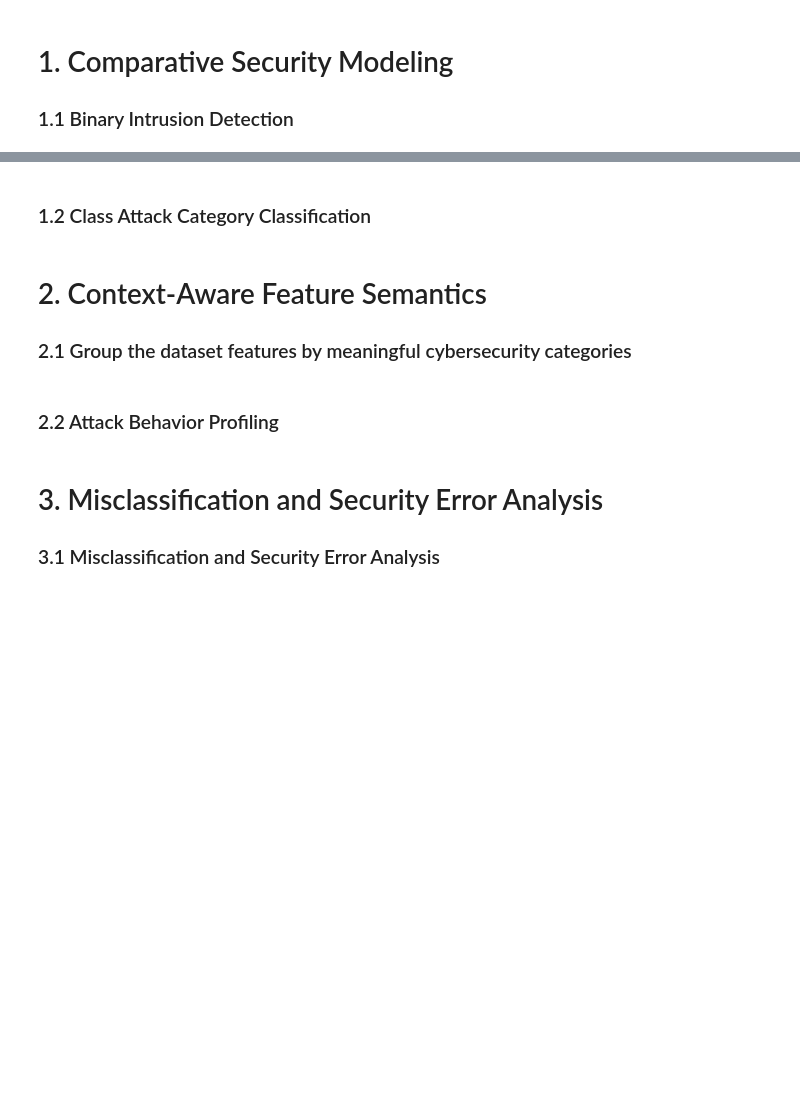
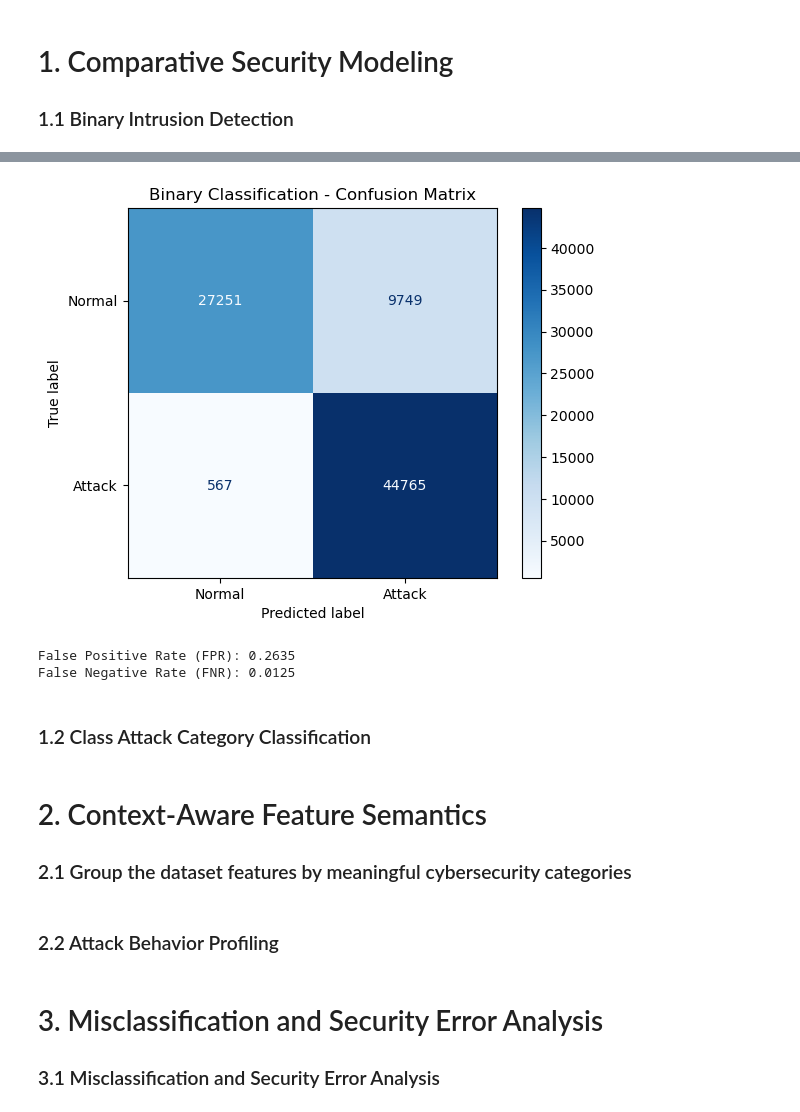
Before and after one commit to ANKOI12/INF6422E---Advanced-Concepts-in-Computer-Security, a Jupyter notebook: Lab 4/Notebook - Lab 4 - INF6422E - 2487137 - 2421549.ipynb, the cells around one changed output, grey strips where cells are left out. Cells and saved outputs as stored; diff of their text form; code cells hidden in the pictures; blank space fills up the shorter version.

```diff
--- a/Lab 4/Notebook - Lab 4 - INF6422E - 2487137 - 2421549.ipynb
+++ b/Lab 4/Notebook - Lab 4 - INF6422E - 2487137 - 2421549.ipynb
@@ -36,3 +40,22 @@ This study uses the **UNSW-NB15** dataset, containing modern network traffic wit
 # 1. Comparative Security Modeling
 
 ### 1.1 Binary Intrusion Detection
+# %%
+import pandas as pd
+import numpy as np
+
+# --- Load feature names ---
+features_df = pd.read_csv("Datasets/NUSW-NB15_features.csv", encoding='latin-1')
+column_names = features_df['Name'].tolist()
+
+# --- Load training and testing sets ---
+train_df = pd.read_csv("Datasets/UNSW_NB15_training-set.csv")
+test_df = pd.read_csv("Datasets/UNSW_NB15_testing-set.csv")
+
+print(f"Training set: {train_df.shape[0]} samples, {train_df.shape[1]} columns")
+print(f"Testing set:  {test_df.shape[0]} samples, {test_df.shape[1]} columns")
+
+print("\nColumns:", train_df.columns.tolist())
+print("\nAttack categories:", train_df['attack_cat'].unique())
+print("\nLabel distribution (train):")
+print(train_df['label'].value_counts())
@@ -38,0 +76,57 @@ This study uses the **UNSW-NB15** dataset, containing modern network traffic wit
+# %%
+from xgboost import XGBClassifier
+from sklearn.preprocessing import LabelEncoder
+from sklearn.metrics import classification_report, confusion_matrix, ConfusionMatrixDisplay
+import matplotlib.pyplot as plt
+
+# --- Preprocessing ---
+# Identify categorical columns
+cat_cols = ['proto', 'service', 'state', 'attack_cat']
+
+# Encode categorical features with LabelEncoder
+label_encoders = {}
+for col in cat_cols:
+    le = LabelEncoder()
+    # Fit on combined unique values from train + test
+    le.fit(pd.concat([train_df[col], test_df[col]]).astype(str))
+    train_df[col] = le.transform(train_df[col].astype(str))
+    test_df[col] = le.transform(test_df[col].astype(str))
+    label_encoders[col] = le
+
+# --- Prepare features and target for binary classification ---
+drop_cols = ['id', 'label', 'attack_cat']
+X_train = train_df.drop(columns=drop_cols)
+y_train = train_df['label']
+X_test = test_df.drop(columns=drop_cols)
+y_test = test_df['label']
+
+# --- Train XGBoost (Binary) ---
+bst = XGBClassifier(
+    n_estimators=100,
+    max_depth=6,
+    learning_rate=0.1,
+    objective='binary:logistic',
+    eval_metric='logloss',
+    use_label_encoder=False
+)
+bst.fit(X_train, y_train)
+
+# --- Predictions & Evaluation ---
+preds = bst.predict(X_test)
+
+print(classification_report(y_test, preds, target_names=['Normal', 'Attack']))
+
+# Confusion Matrix
+cm = confusion_matrix(y_test, preds)
+disp = ConfusionMatrixDisplay(cm, display_labels=['Normal', 'Attack'])
+disp.plot(cmap='Blues')
+plt.title("Binary Classification - Confusion Matrix")
+plt.show()
+
+# FPR and FNR
+tn, fp, fn, tp = cm.ravel()
+fpr = fp / (fp + tn)
+fnr = fn / (fn + tp)
+print(f"False Positive Rate (FPR): {fpr:.4f}")
+print(f"False Negative Rate (FNR): {fnr:.4f}")
+# %% [output]
@@ -39,3 +144,6 @@ This study uses the **UNSW-NB15** dataset, containing modern network traffic wit
+[figure, added]
+False Positive Rate (FPR): 0.2635
+False Negative Rate (FNR): 0.0125
 # %% [markdown]
 
 ### 1.2 Class Attack Category Classification
```
Also changed, not shown: parts of 2 cells of this notebook.
